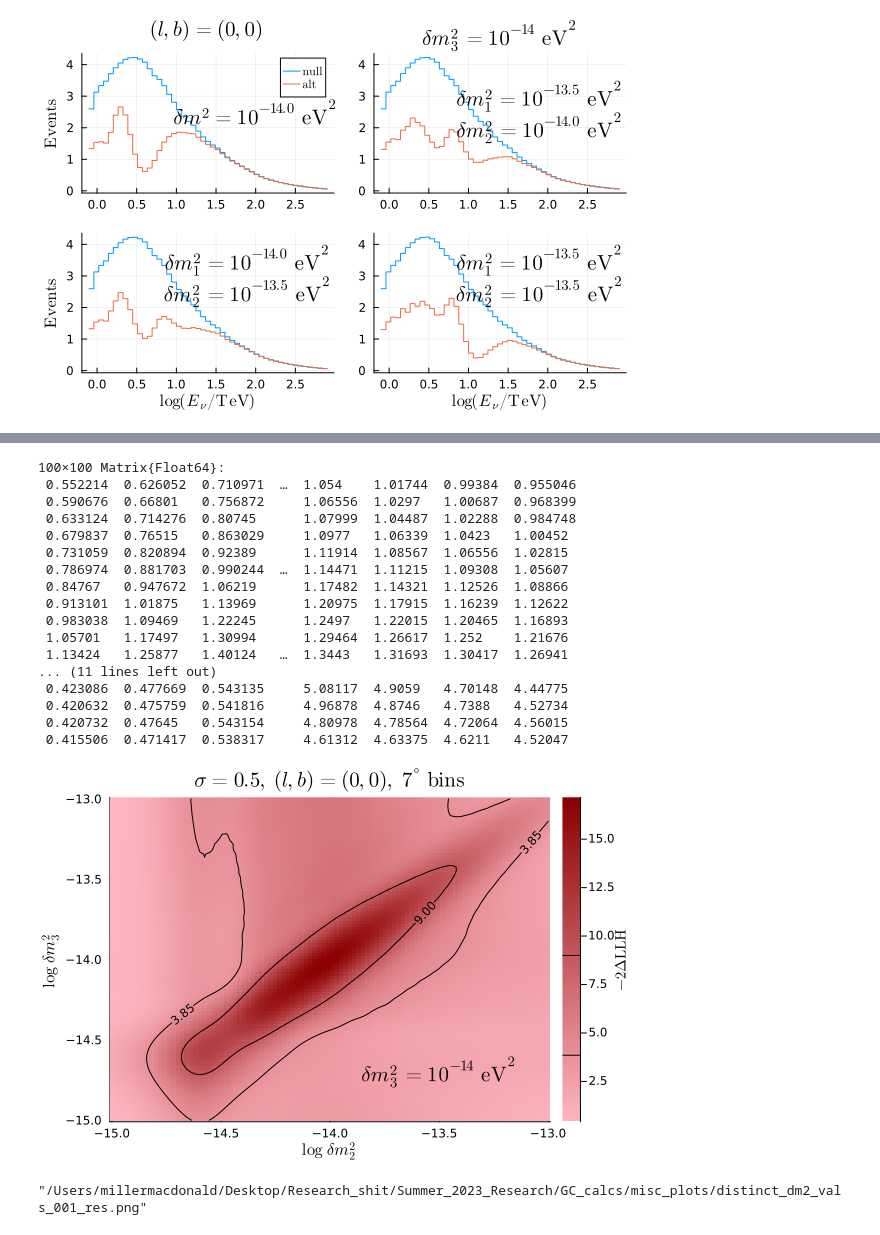
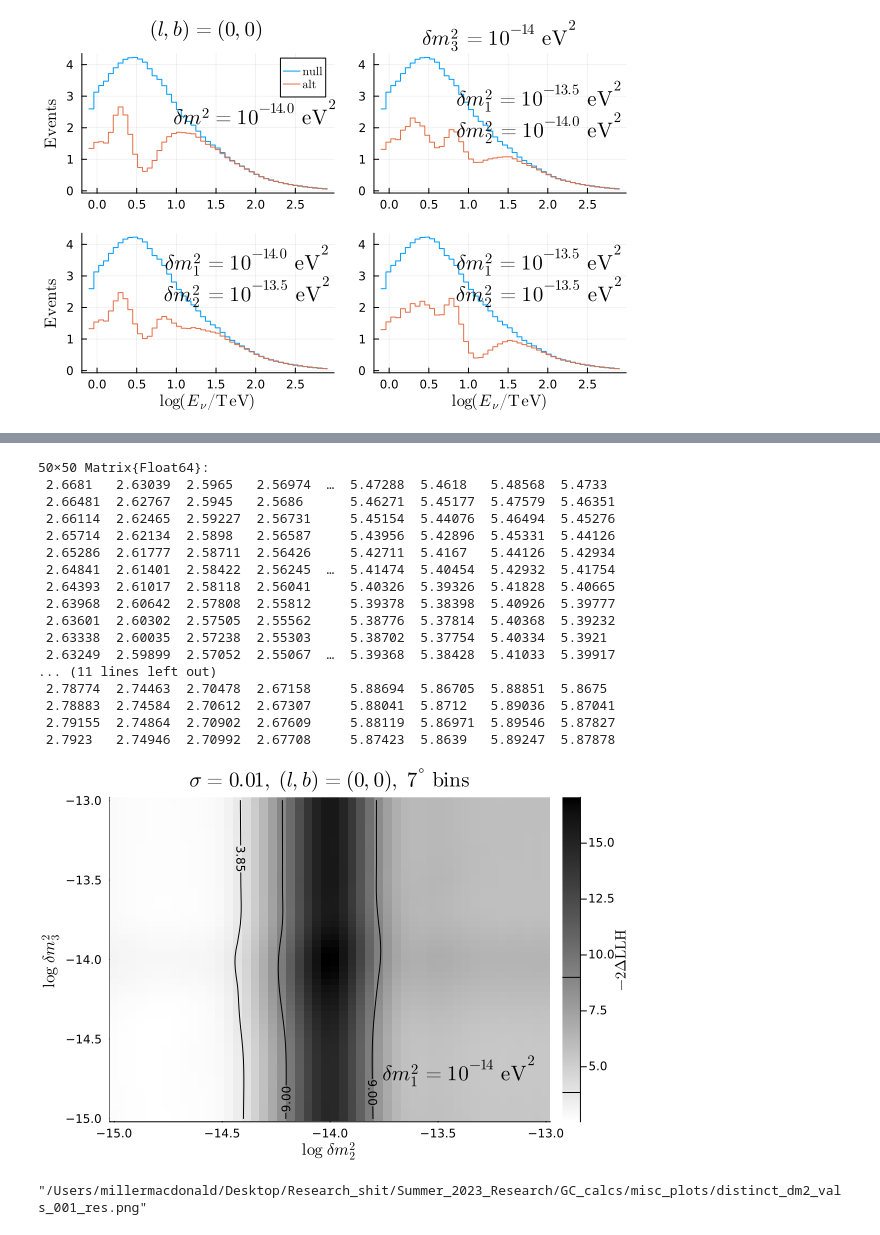
Before and after one commit to mymacd2/pseudo-Dirac-summer-research, a Jupyter notebook: GC_calcs/distinct_dm2_vals.ipynb, the cells around one changed output, grey strips where cells are left out. Drawn from its saved outputs; the diff is of its cells as text; code cells hidden in the pictures.

```diff
--- a/GC_calcs/distinct_dm2_vals.ipynb
+++ b/GC_calcs/distinct_dm2_vals.ipynb
@@ -89,7 +89,7 @@ function smearedeventdistdistinct(dm21, dm22, dm23, l, b, σ, ϕ₀, γ, θ, nst
     cut = trunc(Int, (0.5)/de)
     c1 = vcat(c[(cut+1):end], zeros(cut))
 
-    fg = interpolate((samples,), c1, Gridded(Linear()))
+    fg = Interpolations.interpolate((samples,), c1, Gridded(Linear()))
 
     loges = range(log10(emin), log10(emax), nsteps)
     output = fg.(loges)
@@ -220,32 +277,32 @@ lrtbinneddistinct (generic function with 1 method)
 # %%
 # Calculating sensitivities for different distinct mass splittings
 
-logdm21s = range(-15, -13, 100)
-logdm22s = range(-15, -13, 100)
+logdm23s = range(-15, -13, 50)
+logdm22s = range(-15, -13, 50)
 
-dm21s = 10 .^ logdm21s
+dm21 = 10^(-14)
 dm22s = 10 .^ logdm22s
-dm23 = 10^(-14)
+dm23s = 10 .^ logdm23s
 
-teststatsdistinct = [lrtbinneddistinct(dm21, dm22, dm23, 0, 0) for dm22 in dm22s, dm21 in dm21s]
+teststatsdistinct = [lrtbinneddistinct(dm21, dm22, dm23, 0, 0) for dm23 in dm23s, dm22 in dm22s]
 # %% [output]
-100×100 Matrix{Float64}:
- 0.552214  0.626052  0.710971  …  1.054    1.01744  0.99384  0.955046
- 0.590676  0.66801   0.756872     1.06556  1.0297   1.00687  0.968399
- 0.633124  0.714276  0.80745      1.07999  1.04487  1.02288  0.984748
- 0.679837  0.76515   0.863029     1.0977   1.06339  1.0423   1.00452
- 0.731059  0.820894  0.92389      1.11914  1.08567  1.06556  1.02815
- 0.786974  0.881703  0.990244  …  1.14471  1.11215  1.09308  1.05607
- 0.84767   0.947672  1.06219      1.17482  1.14321  1.12526  1.08866
- 0.913101  1.01875   1.13969      1.20975  1.17915  1.16239  1.12622
- 0.983038  1.09469   1.22245      1.2497   1.22015  1.20465  1.16893
- 1.05701   1.17497   1.30994      1.29464  1.26617  1.252    1.21676
- 1.13424   1.25877   1.40124   …  1.3443   1.31693  1.30417  1.26941
+50×50 Matrix{Float64}:
+ 2.6681   2.63039  2.5965   2.56974  …  5.47288  5.4618   5.48568  5.4733
+ 2.66481  2.62767  2.5945   2.5686      5.46271  5.45177  5.47579  5.46351
+ 2.66114  2.62465  2.59227  2.56731     5.45154  5.44076  5.46494  5.45276
+ 2.65714  2.62134  2.5898   2.56587     5.43956  5.42896  5.45331  5.44126
+ 2.65286  2.61777  2.58711  2.56426     5.42711  5.4167   5.44126  5.42934
+ 2.64841  2.61401  2.58422  2.56245  …  5.41474  5.40454  5.42932  5.41754
+ 2.64393  2.61017  2.58118  2.56041     5.40326  5.39326  5.41828  5.40665
+ 2.63968  2.60642  2.57808  2.55812     5.39378  5.38398  5.40926  5.39777
+ 2.63601  2.60302  2.57505  2.55562     5.38776  5.37814  5.40368  5.39232
+ 2.63338  2.60035  2.57238  2.55303     5.38702  5.37754  5.40334  5.3921
+ 2.63249  2.59899  2.57052  2.55067  …  5.39368  5.38428  5.41033  5.39917
 ... (11 lines left out)
- 0.423086  0.477669  0.543135     5.08117  4.9059   4.70148  4.44775
- 0.420632  0.475759  0.541816     4.96878  4.8746   4.7388   4.52734
- 0.420732  0.47645   0.543154     4.80978  4.78564  4.72064  4.56015
- 0.415506  0.471417  0.538317     4.61312  4.63375  4.6211   4.52047
+ 2.78774  2.74463  2.70478  2.67158     5.88694  5.86705  5.88851  5.8675
+ 2.78883  2.74584  2.70612  2.67307     5.88041  5.8712   5.89036  5.87041
+ 2.79155  2.74864  2.70902  2.67609     5.88119  5.86971  5.89546  5.87827
+ 2.7923   2.74946  2.70992  2.67708     5.87423  5.8639   5.89247  5.87878
 # %%
 # Saving the array
 
@@ -253,30 +310,30 @@ teststatsdistinct = [lrtbinneddistinct(dm21, dm22, dm23, 0, 0) for dm22 in dm22s
 # %%
 # Plotting the data
 
 plot(
-    logdm21s,
     logdm22s,
+    logdm23s,
     teststatsdistinct,
-    c=:reds,
+    c=:grayC,
     xlabel=L"\log~\delta m_2^2",
     ylabel=L"\log~\delta m_3^2",
     colorbar_title=L"-2\Delta\mathrm{LLH}",
-    title=L"\sigma = 0.5,~(l, b) = (0, 0),~7^{\circ}~\mathrm{bins}",
-    ann=[(-13.5, -14.7, L"\delta m_3^2 = 10^{-14}~\mathrm{eV}^2")],
+    title=L"\sigma = 0.01,~(l, b) = (0, 0),~7^{\circ}~\mathrm{bins}",
+    ann=[(-13.4, -14.7, L"\delta m_1^2 = 10^{-14}~\mathrm{eV}^2")],
     seriestype=:heatmap,
     # interpolate=true
 )
 
 plot!(
-    logdm21s,
     logdm22s,
+    logdm23s,
     teststatsdistinct,
     levels=[3.85, 9.00],
     c=:black,
     clabels=true
 )
 # %% [output]
-[figure, old version]
+[figure, new version]
 # %%
 # Saving the plot
 
```
Also changed, not shown: parts of 4 cells of this notebook, 4 other files.
